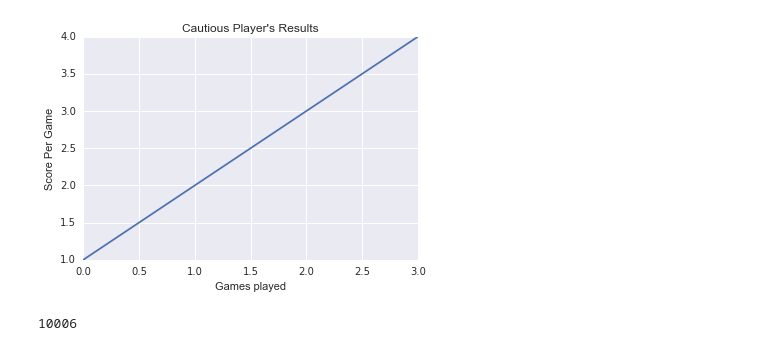
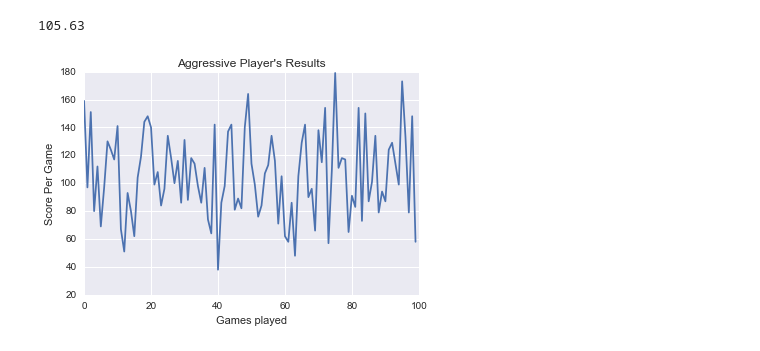
Before and after one commit to RyanOakes/ultimate-pig, a Jupyter notebook: ultimate-pig.ipynb, the cells around one changed output. Saved outputs shown, nothing was run; the diff lists cells and outputs as text; code cells hidden in the pictures.

```diff
--- a/ultimate-pig.ipynb
+++ b/ultimate-pig.ipynb
@@ -46,18 +44,19 @@ class PigSolitaireGame:
         self.player = player
 
     def play_game(self):
-        total_points = 0
-        main_player_list = []
+        all_points = []
 
-        for _ in range(100 * 7):
+        for _ in range(100):
 
-            total_points += self.player.play_turn()
+            total_points =0
 
-            print(total_points)
+            for _ in range(7):
 
-            main_player_list.append(total_points)
+                total_points += self.player.play_turn()
 
-        return main_player_list
+            all_points.append(total_points)
+
+        return all_points
 # %%
 class CautiousPlayer(Player):
 
@@ -114,14 +110,21 @@ print(main_player_list)
+# %%
+#Sim 1000 games for AggressivePlayer
+
+game = PigSolitaireGame(PigYolo())
+
+all_points = game.play_game()
+
+aggressive_player = all_points
+# %%
+#The AggressivePlayer's average score was 105.63
+st.mean(aggressive_player)
+# %% [output]
+105.63
 # %%
-plt.plot([1,2,3,4])
+plt.plot(aggressive_player)
 plt.xlabel('Games played')
 plt.ylabel('Score Per Game')
-plt.title("Cautious Player's Results")
+plt.title("Aggressive Player's Results")
 plt.show()
 # %% [output]
-[figure, old version]
+[figure, new version]
-# %%
-game = PigSolitaireGame(PigYolo())
-
-print(game.play_game())
-# %% [output]
-10006
```
Also changed, not shown: parts of 12 cells of this notebook.
